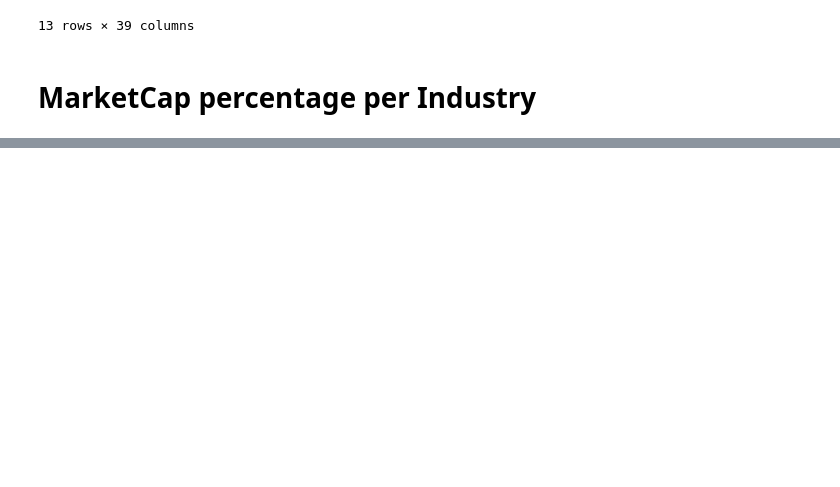
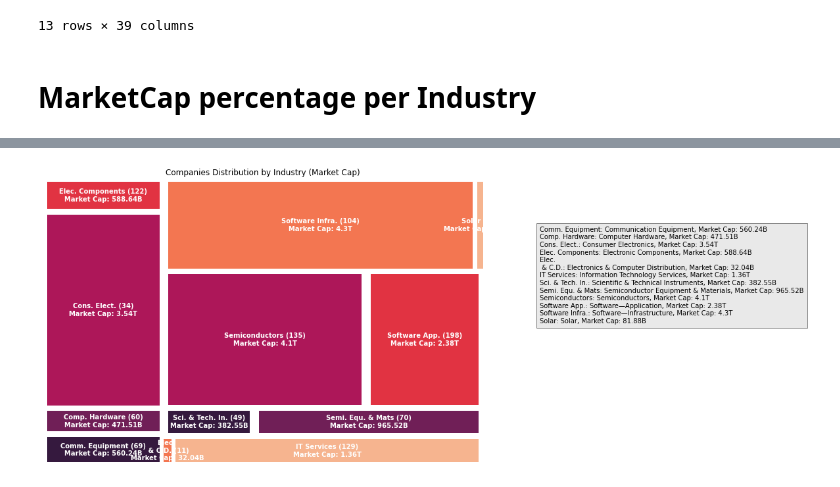
Before and after one commit to SuperDataScience-Community-Projects/SDS-CP010-tech-companies-analysis, a Jupyter notebook: notebooks/Rajat-Thakur/rajat_notebook.ipynb, the cells around one changed output, grey strips where cells are left out. Saved outputs shown, nothing was run; the diff lists cells and outputs as text; code cells hidden in the pictures; blank space fills up the shorter version.

```diff
--- a/notebooks/Rajat-Thakur/rajat_notebook.ipynb
+++ b/notebooks/Rajat-Thakur/rajat_notebook.ipynb
@@ -232,0 +327,66 @@ plt.show()
+# %%
+import matplotlib.pyplot as plt
+import squarify
+import seaborn as sb
+
+groupedIndustDF = pd.DataFrame(data)
+
+industry_count = groupedIndustDF.groupby('Industry').agg(
+                    Company_Count = ('Company','size'),
+                    Market_Cap = ('Market Cap','sum')).reset_index()
+
+#groupedIndustDF['Industry'].value_counts().reset_index()
+#industry_count.columns = ['Industry', 'Count']
+
+industry_abbrevations ={
+    'Software—Application' : 'Software App.',
+    'Semiconductors' : 'Semiconductors',
+    'Information Technology Services' : 'IT Services',
+    'Electronic Components' : 'Elec. Components',
+    'Software—Infrastructure' : 'Software Infra.',
+    'Semiconductor Equipment & Materials' : 'Semi. Equ. & Mats',
+    'Communication Equipment' : 'Comm. Equipment',
+    'Computer Hardware' : 'Comp. Hardware',
+    'Scientific & Technical Instruments' : 'Sci. & Tech. In.',
+    'Consumer Electronics' : 'Cons. Elect.',
+    'Solar' : 'Solar',
+    'Electronics & Computer Distribution' :  'Elec. \n & C.D.'
+
+}
+
+
+
+industry_count['Short Industry'] = industry_count['Industry'].map(industry_abbrevations)
+industry_count['Formatted Market Cap'] = industry_count['Market_Cap'].apply(numerize.numerize)
+
+
+labels = [f"{abbr} ({count})\nMarket Cap: {market_cap}" for abbr, count, market_cap
+          in zip(industry_count['Short Industry'], industry_count['Company_Count'],
+                                                                  industry_count['Formatted Market Cap'])]
+
+
+plt.figure(figsize=(12,8))
+squarify.plot(sizes=industry_count['Market_Cap'], label=labels,pad = 1.5,
+              text_kwargs = {'fontsize': 10, 'color': 'white', 'weight': 'bold'},
+              color=sb.color_palette("rocket"))
+
+plt.axis('off')
+plt.title('Companies Distribution by Industry (Market Cap)')
+
+#legend_text = "\n".join([f"{abbr}: {full}" for full,abbr in industry_abbrevations.items()])
+legend_text = "\n".join(
+    [
+        f"{abbr}: {full}, Market Cap: {market_cap}"
+        for full, abbr, market_cap in zip(
+            industry_count['Industry'],
+            industry_count['Short Industry'],
+            industry_count['Formatted Market Cap']
+        )
+    ]
+)
+plt.figtext(1,  0.5, legend_text, fontsize=10, bbox={"facecolor":"lightgrey", "alpha":0.5,"pad":5})
+
+
+plt.show()
+# %% [output]
+[figure, added]
```
Also changed, not shown: parts of 12 cells of this notebook.
